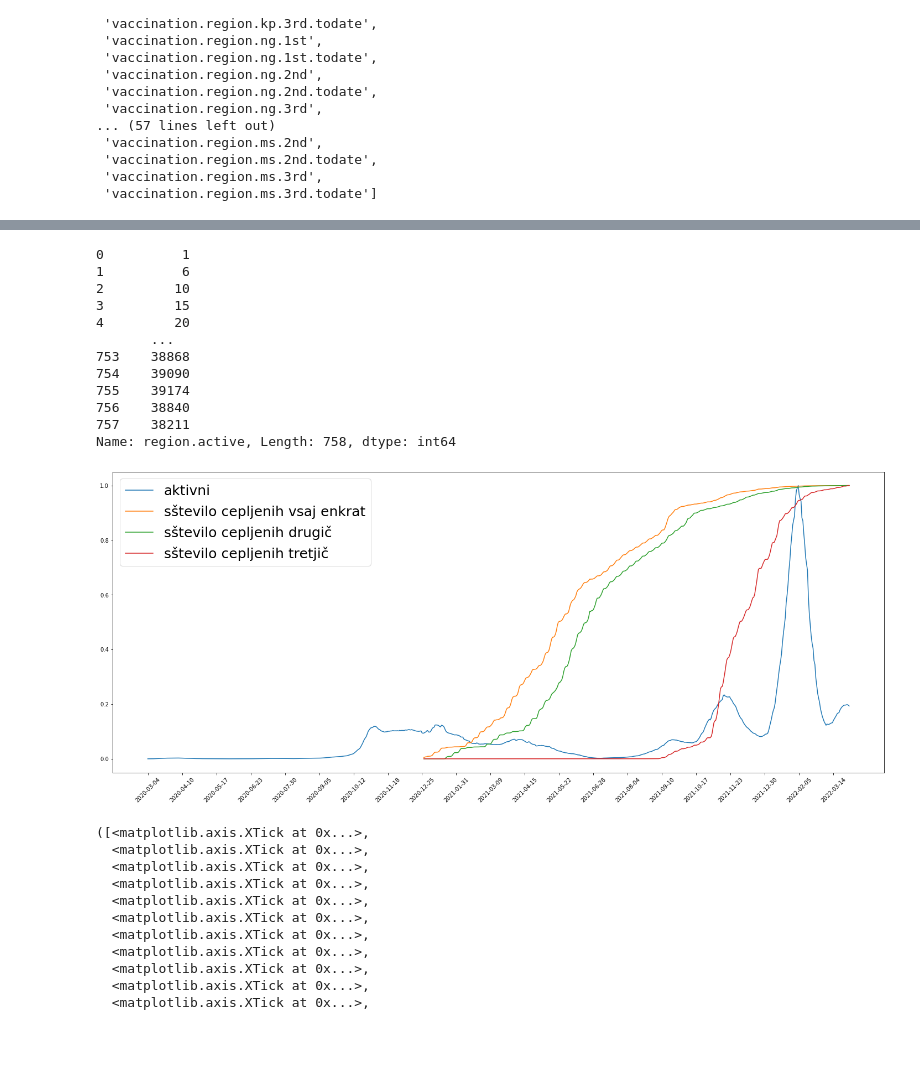
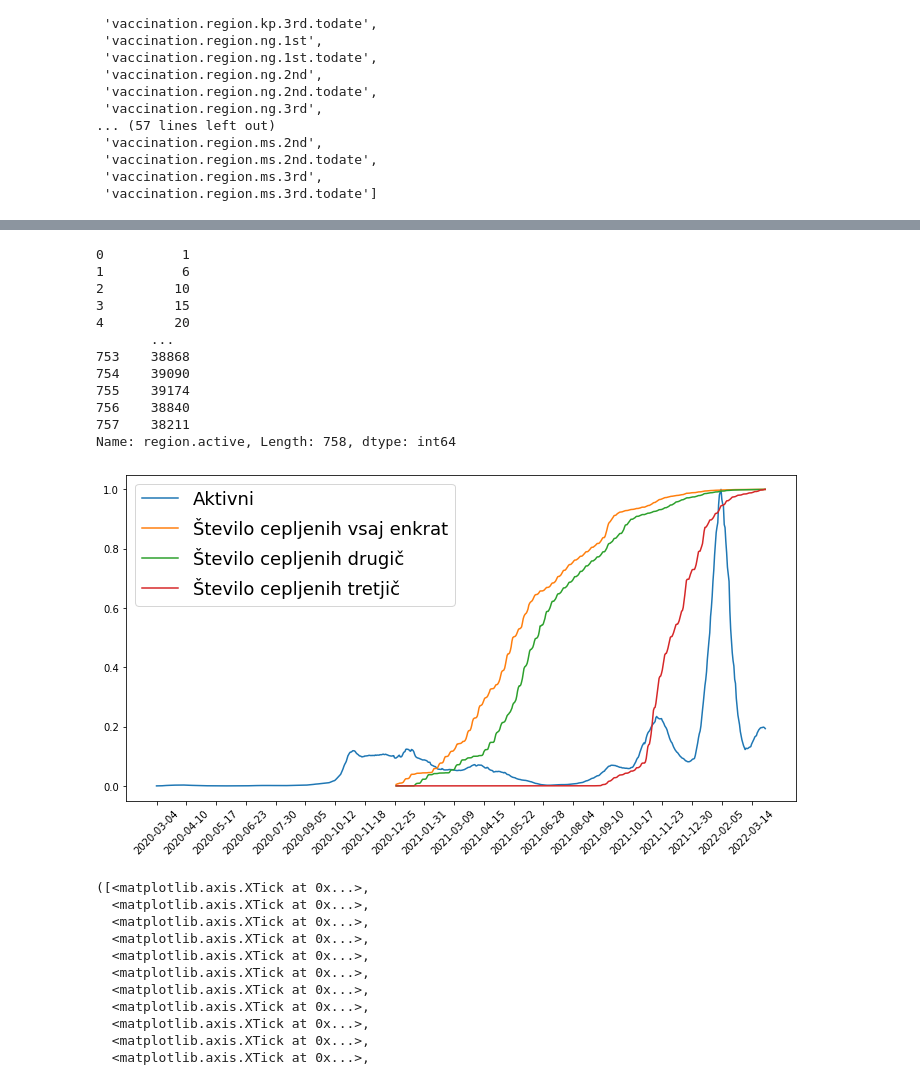
Before and after one commit to SerugaDavid/PR21DSZHMM, a Jupyter notebook: Code/Regije_cepleni.ipynb, the cells around one changed output, grey strips where cells are left out. Saved outputs shown, nothing was run; the diff lists cells and outputs as text; code cells hidden in the pictures; blank space fills up the shorter version.

```diff
--- a/Code/Regije_cepleni.ipynb
+++ b/Code/Regije_cepleni.ipynb
@@ -2,9 +2,9 @@
 import pandas as pd
 import matplotlib.pyplot as plt
 
-cepiva_po_regijah = pd.read_csv("csv/vaccination-by_region.csv")
-cases_po_regijah = pd.read_csv("csv/region-cases.csv")
-aktivnih = pd.read_csv("csv/region-active.csv")
+cepiva_po_regijah = pd.read_csv("../csv/vaccination-by_region.csv")
+cases_po_regijah = pd.read_csv("../csv/region-cases.csv")
+aktivnih = pd.read_csv("../csv/region-active.csv")
 
 aktivnih[['date','region.mb.active']]
 
@@ -205,6 +190,6 @@ list(cepiva_po_regijah)
 # %%
 aktivnih.fillna(0)
-ceplejni = pd.read_csv("csv/vaccination-administered.csv")
+ceplejni = pd.read_csv("../csv/vaccination-administered.csv")
 ceplejni = ceplejni.fillna(0)
 aktivnih[['date','region.active']]
 
@@ -225,40 +210,40 @@ y3 = ceplejni["vaccination.administered3rd.todate"].div(ceplejni["vaccination.ad
 
 
 
 
 
 
-plt.figure(figsize=(25,10))
-plt.plot(x,y, label = "aktivni")
-plt.plot(x1,y1, label = "sštevilo cepljenih vsaj enkrat")
-plt.plot(x1,y2, label = "sštevilo cepljenih drugič")
-plt.plot(x1,y3, label = "sštevilo cepljenih tretjič")
+plt.figure(figsize=(12, 6))
+plt.plot(x,y, label = "Aktivni")
+plt.plot(x1,y1, label = "Število cepljenih vsaj enkrat")
+plt.plot(x1,y2, label = "Število cepljenih drugič")
+plt.plot(x1,y3, label = "Število cepljenih tretjič")
 
 
-plt.legend(loc = "upper left", prop = {'size': 25})
+plt.legend(loc = "upper left", prop = {'size': 18})
 plt.xticks(range(0, len(x), len(x)//20), rotation=45)
 
 # plt.show()
 
 
 # ceplejni["vsa_cepiva"]
 
 
 aktivnih['region.active']
 # %% [output]
 0          1
 1          6
 2         10
 3         15
 4         20
        ...
 753    38868
 754    39090
 755    39174
 756    38840
 757    38211
 Name: region.active, Length: 758, dtype: int64
-[figure, old version]
+[figure, new version]
 # %%
 
 x = aktivnih['date']
```
Also changed, not shown: parts of 3 cells of this notebook, 9 other files.
